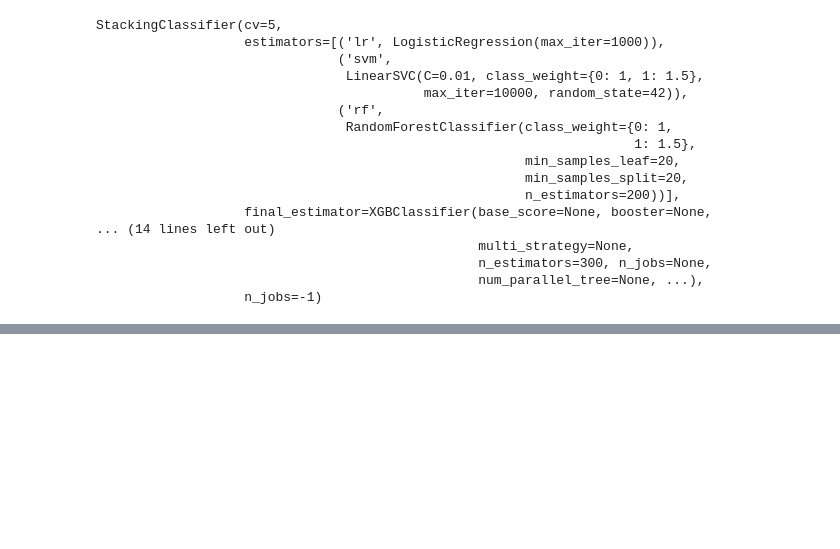
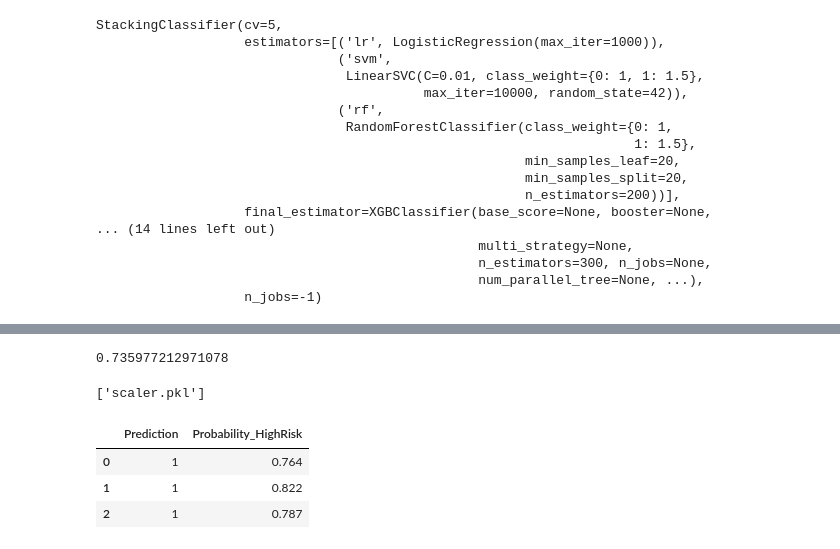
Before and after one commit to rajpatel-7/ML-DL, a Jupyter notebook: College Project/Task-3.ipynb, the cells around one changed output, grey strips where cells are left out. Drawn from its saved outputs; the diff is of its cells as text; code cells hidden in the pictures; blank space fills up the shorter version.

```diff
--- a/College Project/Task-3.ipynb
+++ b/College Project/Task-3.ipynb
@@ -1116,0 +1105,12 @@ ROC-AUC: 0.7992384730822071
+# %%
+from sklearn.pipeline import Pipeline
+pos = (y_train == 1).sum()
+neg = (y_train == 0).sum()
+
+scale_pos_weight = neg / pos
+pipeline = Pipeline([
+    ('scaler', StandardScaler()),
+    ('model', XGBClassifier(colsample_bytree= 0.8, learning_rate= 0.05, max_depth= 3, scale_pos_weight=scale_pos_weight, n_estimators=300,subsample=0.8))
+])
+
+pipeline.fit(X_train, y_train)
@@ -1116,0 +1138,11 @@ ROC-AUC: 0.7992384730822071
+# %%
+accuracy_score(y_test, y_pred_pipeline)
+# %% [output]
+0.735977212971078
+# %%
+import joblib
+
+joblib.dump(pipeline, "xgb_cardio_model.pkl")
+joblib.dump(scaler, "scaler.pkl")
+# %% [output]
+['scaler.pkl']
@@ -1116,0 +1210,16 @@ ROC-AUC: 0.7992384730822071
+# %%
+# Predictions
+predictions = pipeline.predict(new_data)
+probabilities = pipeline.predict_proba(new_data)[:, 1]
+
+# Show results
+results = new_data.copy()
+results["Prediction"] = predictions
+results["Probability_HighRisk"] = probabilities.round(3)
+
+results[["Prediction", "Probability_HighRisk"]]
+# %% [output]
+|  | Prediction | Probability_HighRisk |
+| 0 | 1 | 0.764 |
+| 1 | 1 | 0.822 |
+| 2 | 1 | 0.787 |
```
Also changed, not shown: parts of 16 cells of this notebook.
